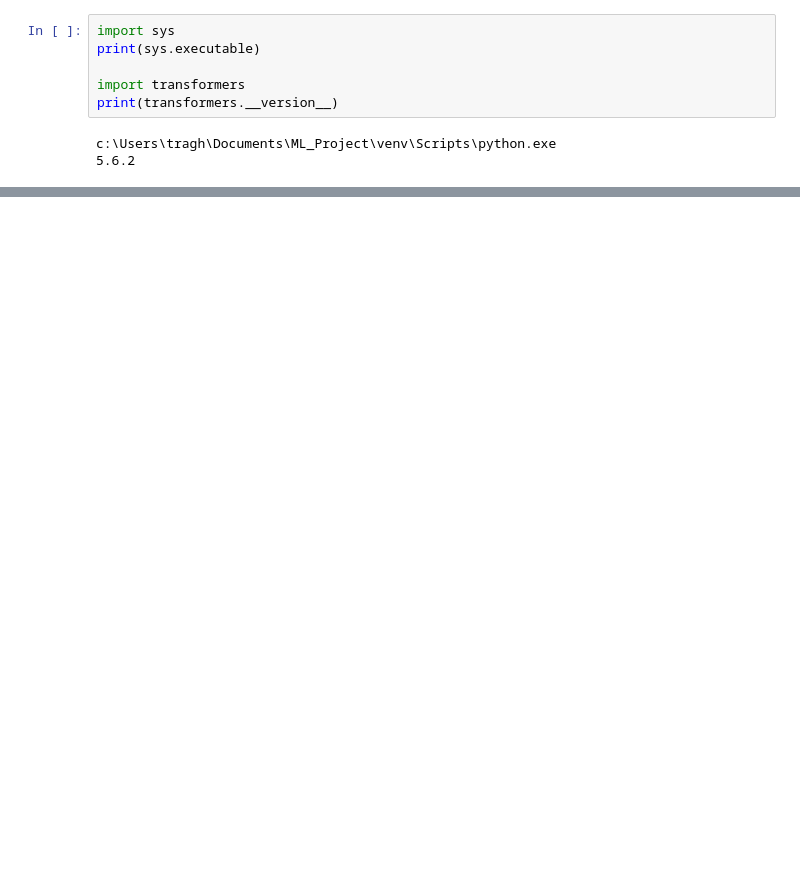
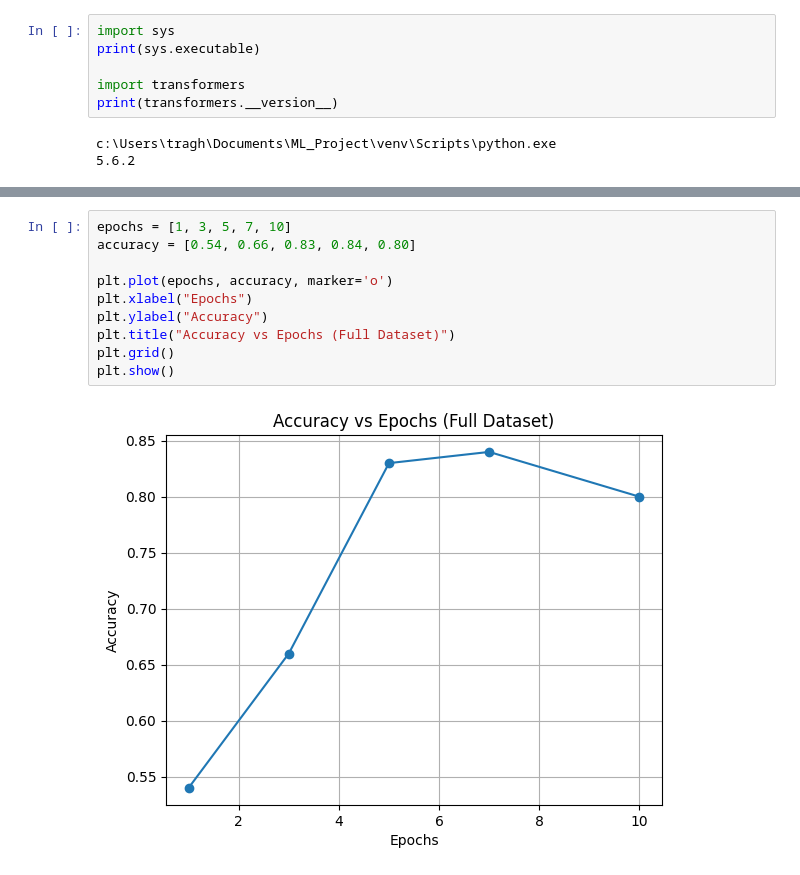
Before and after one commit to JumDum1101/ML_Project, a Jupyter notebook: llm.ipynb, the cells around one changed output, grey strips where cells are left out. Saved outputs shown, nothing was run; the diff lists cells and outputs as text; blank space fills up the shorter version.

```diff
--- a/llm.ipynb
+++ b/llm.ipynb
@@ -571,0 +590,12 @@ c:\Users\tragh\Documents\ML_Project\venv\Scripts\python.exe
+# %%
+epochs = [1, 3, 5, 7, 10]
+accuracy = [0.54, 0.66, 0.83, 0.84, 0.80]
+
+plt.plot(epochs, accuracy, marker='o')
+plt.xlabel("Epochs")
+plt.ylabel("Accuracy")
+plt.title("Accuracy vs Epochs (Full Dataset)")
+plt.grid()
+plt.show()
+# %% [output]
+[figure, added]
```
Also changed, not shown: parts of 7 cells of this notebook.
